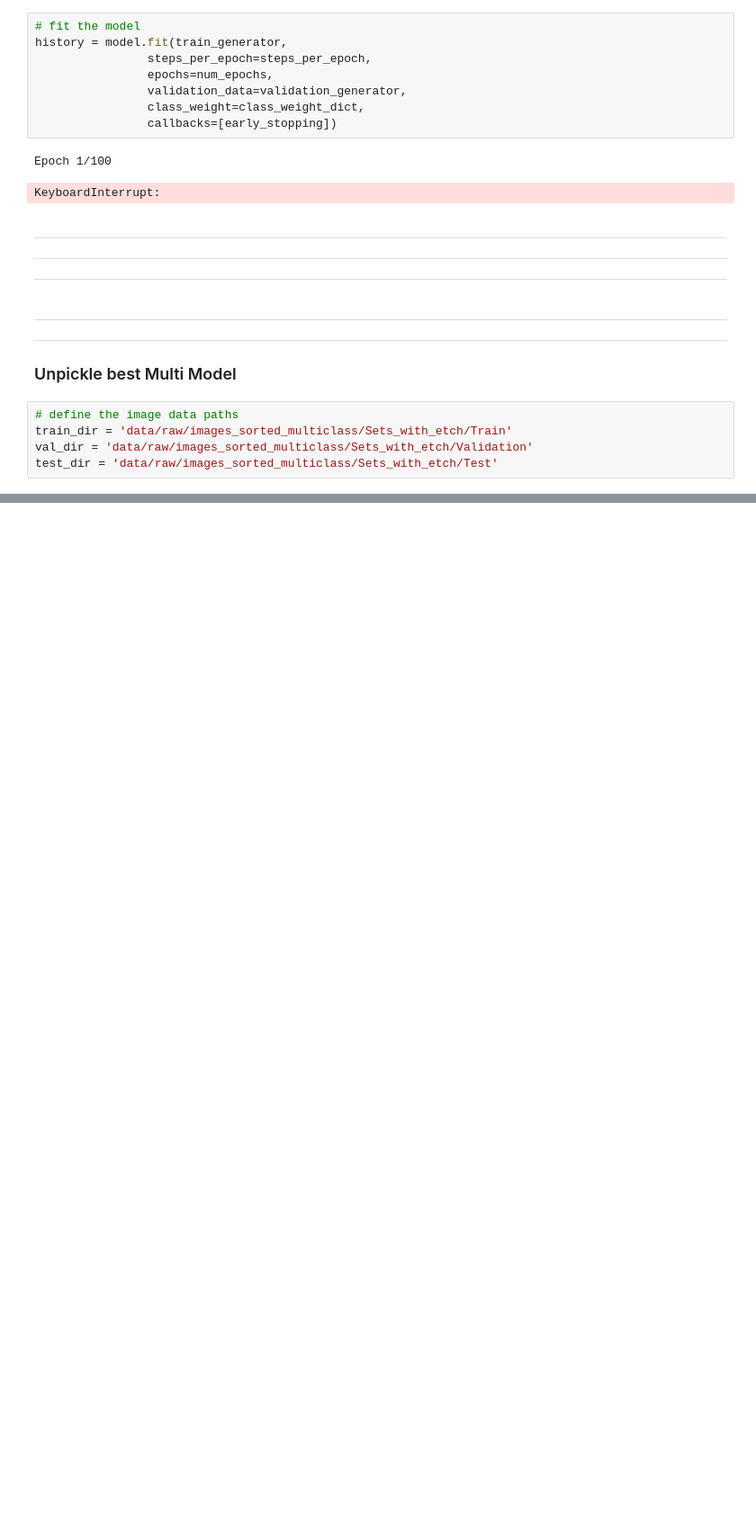
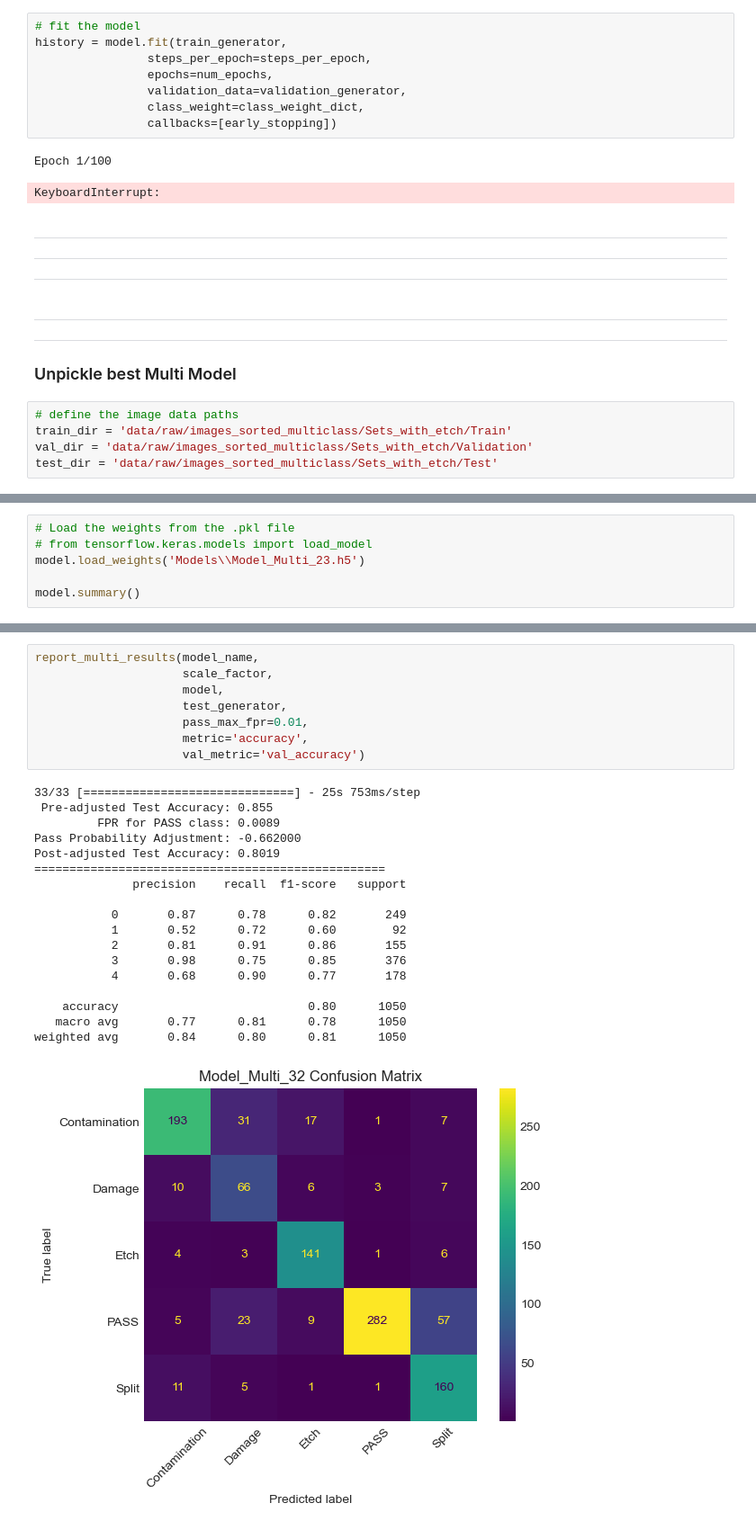
Before and after one commit to dman01337/LMIS_Image_Classification, a Jupyter notebook: EDA.ipynb, the cells around one changed output, grey strips where cells are left out. Shown at 90% size. Saved outputs shown, nothing was run; the diff lists cells and outputs as text; blank space fills up the shorter version.

```diff
--- a/EDA.ipynb
+++ b/EDA.ipynb
@@ -2559,0 +2712,6 @@ weighted avg       0.86      0.85      0.85      1050
+# %%
+# Load the weights from the .pkl file
+# from tensorflow.keras.models import load_model
+model.load_weights('Models\\Model_Multi_23.h5')
+
+model.summary()
@@ -2559,0 +2736,27 @@ weighted avg       0.86      0.85      0.85      1050
+# %%
+report_multi_results(model_name,
+                     scale_factor,
+                     model,
+                     test_generator,
+                     pass_max_fpr=0.01,
+                     metric='accuracy',
+                     val_metric='val_accuracy')
+# %% [output]
+33/33 [==============================] - 25s 753ms/step
+ Pre-adjusted Test Accuracy: 0.855
+         FPR for PASS class: 0.0089
+Pass Probability Adjustment: -0.662000
+Post-adjusted Test Accuracy: 0.8019
+==================================================
+              precision    recall  f1-score   support
+
+           0       0.87      0.78      0.82       249
+           1       0.52      0.72      0.60        92
+           2       0.81      0.91      0.86       155
+           3       0.98      0.75      0.85       376
+           4       0.68      0.90      0.77       178
+
+    accuracy                           0.80      1050
+   macro avg       0.77      0.81      0.78      1050
+weighted avg       0.84      0.80      0.81      1050
+[figure, added]
```
Also changed, not shown: parts of 26 cells of this notebook, 12 other files.
